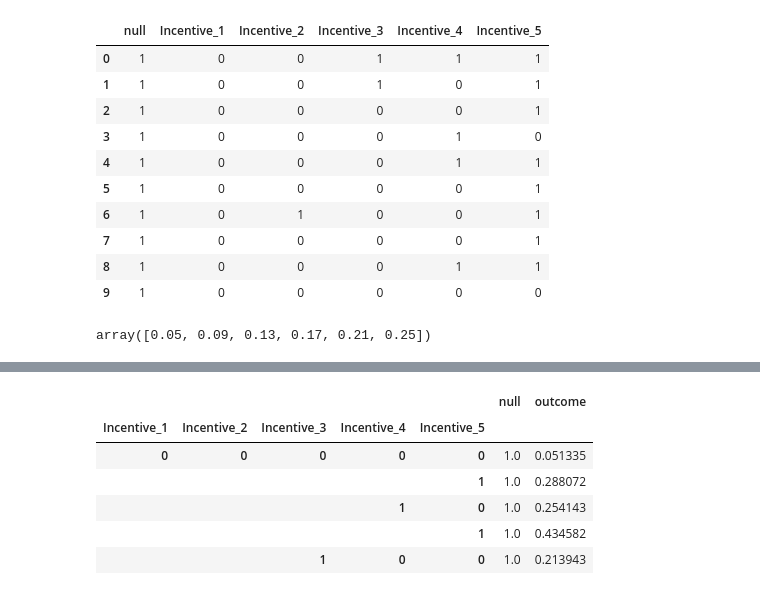
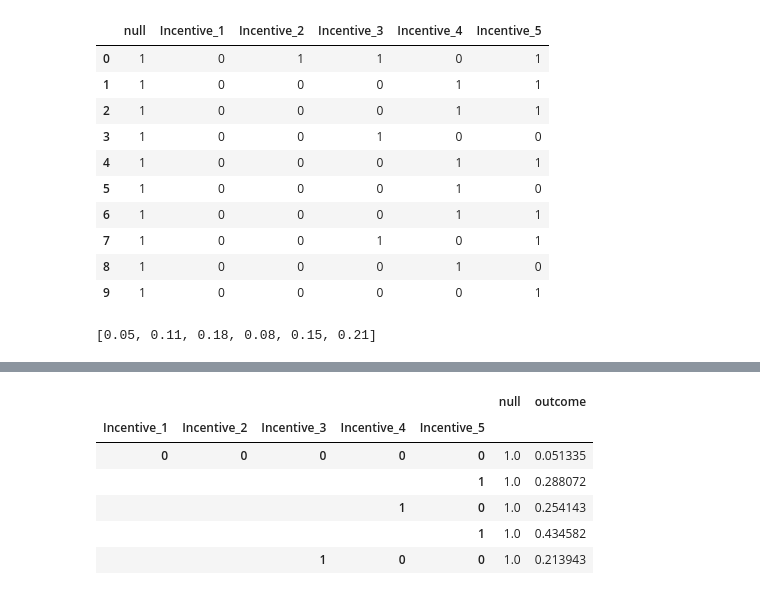
Before and after one commit to ljbelenky/bayesian_attribution, a Jupyter notebook: Untitled20.ipynb, the cells around one changed output, grey strips where cells are left out. Saved outputs shown, nothing was run; the diff lists cells and outputs as text; code cells hidden in the pictures.

```diff
--- a/Untitled20.ipynb
+++ b/Untitled20.ipynb
@@ -9,32 +9,34 @@ x = np.linspace(0,1, 1000)
 from sklearn.linear_model import LogisticRegression as LR
 # %%
 e = 5
-N = 5000*(2**e)
+N = 4000*(2**e)
 
 df = pd.DataFrame()
 df['null'] = [1]*N
 for i in range(1,e+1):
 #     df[f'Incentive_{i}']= [(n//(2**(i-1)))%2 for n in range(N)]
     df[f'Incentive_{i}'] = bernoulli(.03*i**2).rvs(N)
 #     np.random.choice((0,1),N)
 df.head(10)
 # %% [output]
 |  | null | Incentive_1 | Incentive_2 | Incentive_3 | Incentive_4 | Incentive_5 |
-| 0 | 1 | 0 | 0 | 1 | 1 | 1 |
-| 1 | 1 | 0 | 0 | 1 | 0 | 1 |
-| 2 | 1 | 0 | 0 | 0 | 0 | 1 |
-| 3 | 1 | 0 | 0 | 0 | 1 | 0 |
+| 0 | 1 | 0 | 1 | 1 | 0 | 1 |
+| 1 | 1 | 0 | 0 | 0 | 1 | 1 |
+| 2 | 1 | 0 | 0 | 0 | 1 | 1 |
+| 3 | 1 | 0 | 0 | 1 | 0 | 0 |
 | 4 | 1 | 0 | 0 | 0 | 1 | 1 |
-| 5 | 1 | 0 | 0 | 0 | 0 | 1 |
-| 6 | 1 | 0 | 1 | 0 | 0 | 1 |
-| 7 | 1 | 0 | 0 | 0 | 0 | 1 |
-| 8 | 1 | 0 | 0 | 0 | 1 | 1 |
-| 9 | 1 | 0 | 0 | 0 | 0 | 0 |
+| 5 | 1 | 0 | 0 | 0 | 1 | 0 |
+| 6 | 1 | 0 | 0 | 0 | 1 | 1 |
+| 7 | 1 | 0 | 0 | 1 | 0 | 1 |
+| 8 | 1 | 0 | 0 | 0 | 1 | 0 |
+| 9 | 1 | 0 | 0 | 0 | 0 | 1 |
 # %%
 probabilities = np.linspace(.05, .25, df.shape[1])
+probabilities = probabilities[[0, 2,4,1,3,5]]
+probabilities = [.05, .11, .18, .08, .15, .21]
 probabilities
 # %% [output]
-array([0.05, 0.09, 0.13, 0.17, 0.21, 0.25])
+[0.05, 0.11, 0.18, 0.08, 0.15, 0.21]
 # %%
 df['outcome'] = \
 bernoulli(1-np.exp(np.log(1-df*probabilities).sum(axis=1))).rvs()
```
Also changed, not shown: parts of 2 cells of this notebook, 1 other file.
